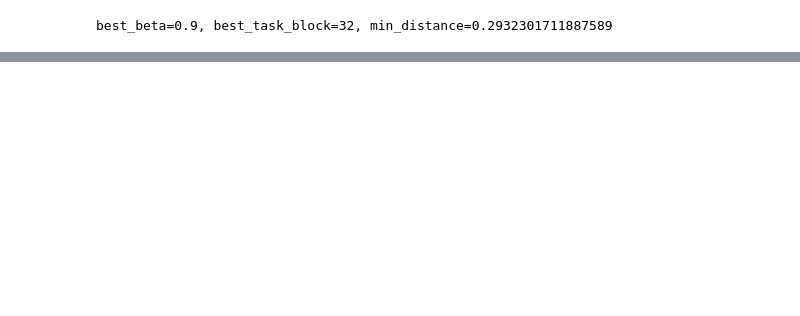
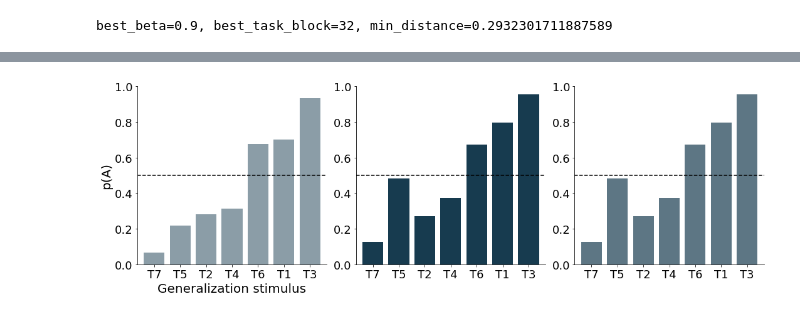
Before and after one commit to akjagadish/vanilla-llama, a Jupyter notebook: categorisation/notebooks/johanssen2022.ipynb, the cells around one changed output, grey strips where cells are left out. Cells and saved outputs as stored; diff of their text form; code cells hidden in the pictures; blank space fills up the shorter version.

```diff
--- a/categorisation/notebooks/johanssen2022.ipynb
+++ b/categorisation/notebooks/johanssen2022.ipynb
@@ -134,0 +133,89 @@ plt.show()
+# %%
+# choose  params for ermi simulations
+ermi_beta = 0.9
+mi_beta = 0.9
+num_runs = 1
+task_block = 32 # chose task block from ERMI to compare with human data
+
+data = pd.read_csv(f'../data/meta_learner/johanssen_categorisation__tasks8950_pversion5_stage1_model=transformer_num_episodes500000_num_hidden=256_lr0.0003_num_layers=6_d_model=64_num_head=8_noise0.0_shuffleTrue_run=1_beta={beta}_num_trials=288_num_runs={num_runs}.csv')
+transfer_stimulus_ids = data[data['stimulus_id'].str.contains('T')]['stimulus_id']
+transfer_data = data[data['stimulus_id'].isin(transfer_stimulus_ids)]
+# choose a subset of the transfer_data dataframe where the task_feature is equal to 1
+transfer_data = transfer_data[transfer_data['task_feature'] == task_block]
+
+mi_data = pd.read_csv(f'../data/meta_learner/johanssen_categorisation__tasks8950_pversion5_stage1_model=transformer_num_episodes500000_num_hidden=256_lr0.0003_num_layers=6_d_model=64_num_head=8_noise0.0_shuffleTrue_run=1_beta={beta}_num_trials=288_num_runs={num_runs}.csv')
+mi_transfer_stimulus_ids = mi_data[mi_data['stimulus_id'].str.contains('T')]['stimulus_id']
+mi_transfer_data = mi_data[mi_data['stimulus_id'].isin(mi_transfer_stimulus_ids)]
+# choose a subset of the transfer_data dataframe where the task_feature is equal to 1
+mi_transfer_data = mi_transfer_data[mi_transfer_data['task_feature'] == task_block]
+
+import json
+with open('../data/human/johanssen2002.json') as f:
+    human_data = json.load(f)
+
+# human data procesing
+human_data_dict = {}
+for i, stimulus_id in enumerate(human_data['x']):
+    human_data_dict[stimulus_id] = human_data['y'][i]
+human_data_df = pd.DataFrame.from_dict(human_data_dict, orient='index', columns=['human_choice'])
+human_data_df['stimulus_id'] = human_data_df.index
+human_data_df = human_data_df[human_data_df['stimulus_id'].str.contains('T')]
+
+# get the mean choice for each stimulus_id and sort the values in the order of the magnitude of the mean for both the transfer_data and human_data_df
+human_generalisation = human_data_df['human_choice'].sort_values()
+ermi_meta_learner_generalisation = (1-transfer_data.groupby('stimulus_id')['choice'].mean())
+ermi_meta_learner_generalisation = meta_learner_generalisation[human_generalisation.index]
+mi_meta_learner_generalisation = (1-mi_transfer_data.groupby('stimulus_id')['choice'].mean())
+mi_meta_learner_generalisation = mi_meta_learner_generalisation[human_generalisation.index] # keep the same order of the stimulus_ids for both human_generalisation and meta_learner_generalisation
+
+# compare the meta_learner_generalisation with human_generalisation in two subplots side by side
+fig, ax = plt.subplots(1, 3, figsize=(5*3, 5))
+# plot the human_generalisation in the left subplot
+human_generalisation.plot(kind='bar', ax=ax[0], color='#8b9da7', width=0.8)
+# plot the meta_learner_generalisation in the right subplot
+meta_learner_generalisation.plot(kind='bar', ax=ax[1], color='#173b4f', width=0.8)
+mi_meta_learner_generalisation.plot(kind='bar', ax=ax[2], color='#5d7684', width=0.8)
+
+# set the x-ticks for both subplots
+ax[0].set_xticks(np.arange(human_generalisation.shape[0]))
+ax[1].set_xticks(np.arange(meta_learner_generalisation.shape[0]))
+ax[2].set_xticks(np.arange(mi_meta_learner_generalisation.shape[0]))
+# set the x-tick labels for both subplots
+ax[0].set_xticklabels(human_generalisation.index, rotation=0)
+ax[1].set_xticklabels(meta_learner_generalisation.index, rotation=0)
+ax[2].set_xticklabels(mi_meta_learner_generalisation.index, rotation=0)
+# set the y-ticks for both subplotsand only keep alternating y-tick labels
+y_ticks = np.round(np.arange(0, 1.1, 0.1)[::2],1)
+ax[0].set_yticks(y_ticks)
+ax[1].set_yticks(y_ticks)
+ax[2].set_yticks(y_ticks)
+ax[0].set_yticklabels(y_ticks, fontsize=FONTSIZE-2)
+ax[1].set_yticklabels(y_ticks, fontsize=FONTSIZE-2)
+ax[2].set_yticklabels(y_ticks, fontsize=FONTSIZE-2)
+# set the x-label for both subplots
+ax[0].set_xlabel('Generalization stimulus', fontsize=FONTSIZE)
+# ax[1].set_xlabel('Generalization stimulus', fontsize=FONTSIZE)
+# set the y-label for both subplots
+ax[0].set_ylabel('p(A)', fontsize=FONTSIZE)
+# set the title for both subplots
+# ax[0].set_title('Human', fontsize=FONTSIZE)
+# ax[1].set_title('ERMI', fontsize=FONTSIZE)
+# set the fontsize for both subplots
+ax[0].tick_params(axis='both', which='major', labelsize=FONTSIZE-2)
+ax[1].tick_params(axis='both', which='major', labelsize=FONTSIZE-2)
+ax[2].tick_params(axis='both', which='major', labelsize=FONTSIZE-2)
+# set the ylim for both subplots
+ax[0].set_ylim([0, 1.0])
+ax[1].set_ylim([0, 1.0])
+ax[2].set_ylim([0, 1.0])
+# draw a horizontal line at y=0.5
+ax[0].axhline(y=0.5, linestyle='--', color='black')
+ax[1].axhline(y=0.5, linestyle='--', color='black')
+ax[2].axhline(y=0.5, linestyle='--', color='black')
+fig.tight_layout()
+sns.despine()
+plt.show()
+
+fig.savefig(f'../figures/ermi_vs_human_generalisation_beta={beta}_task_block={task_block}.svg', bbox_inches='tight', dpi=300)
+# %% [output]
+[figure, added]
```
Also changed, not shown: parts of 1 cell of this notebook.
